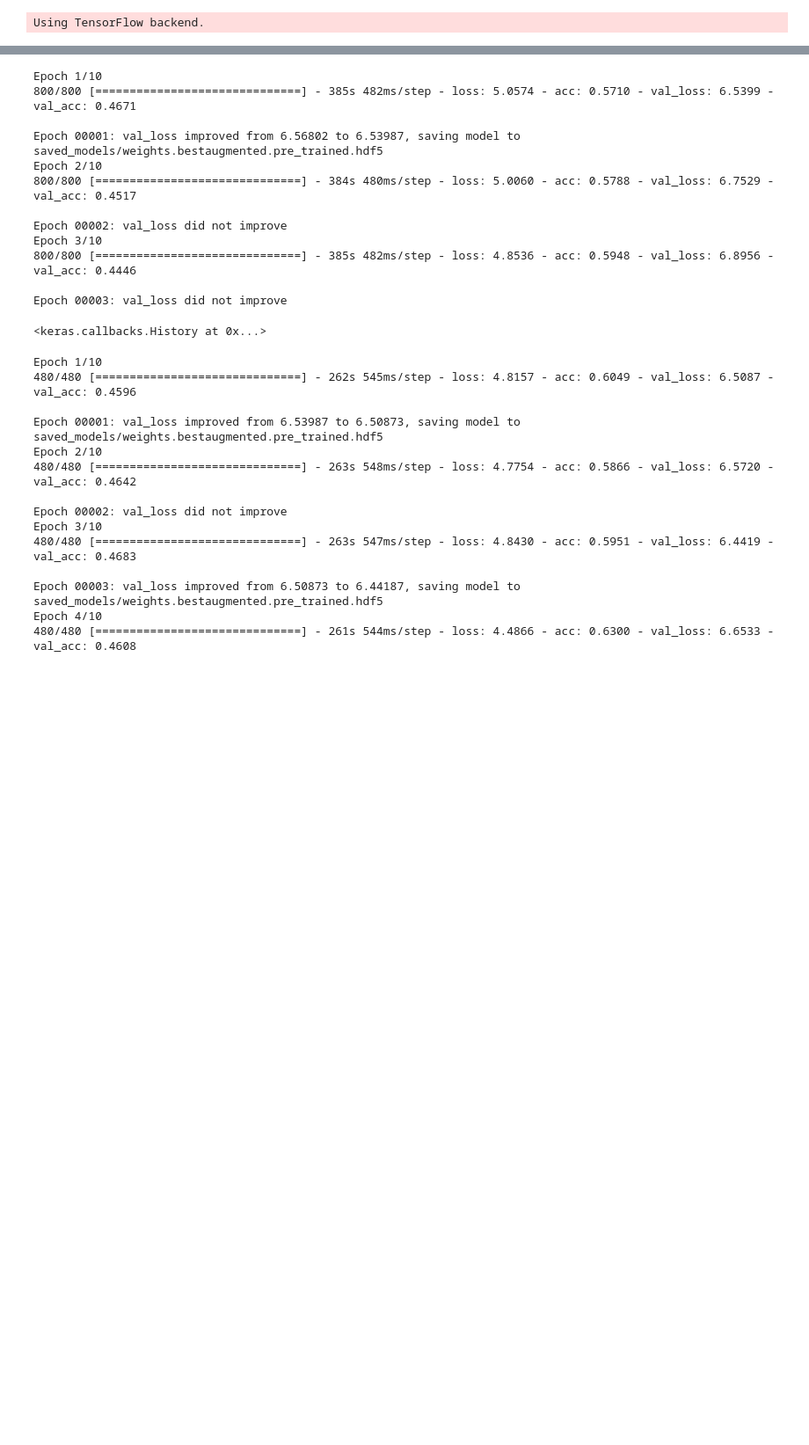
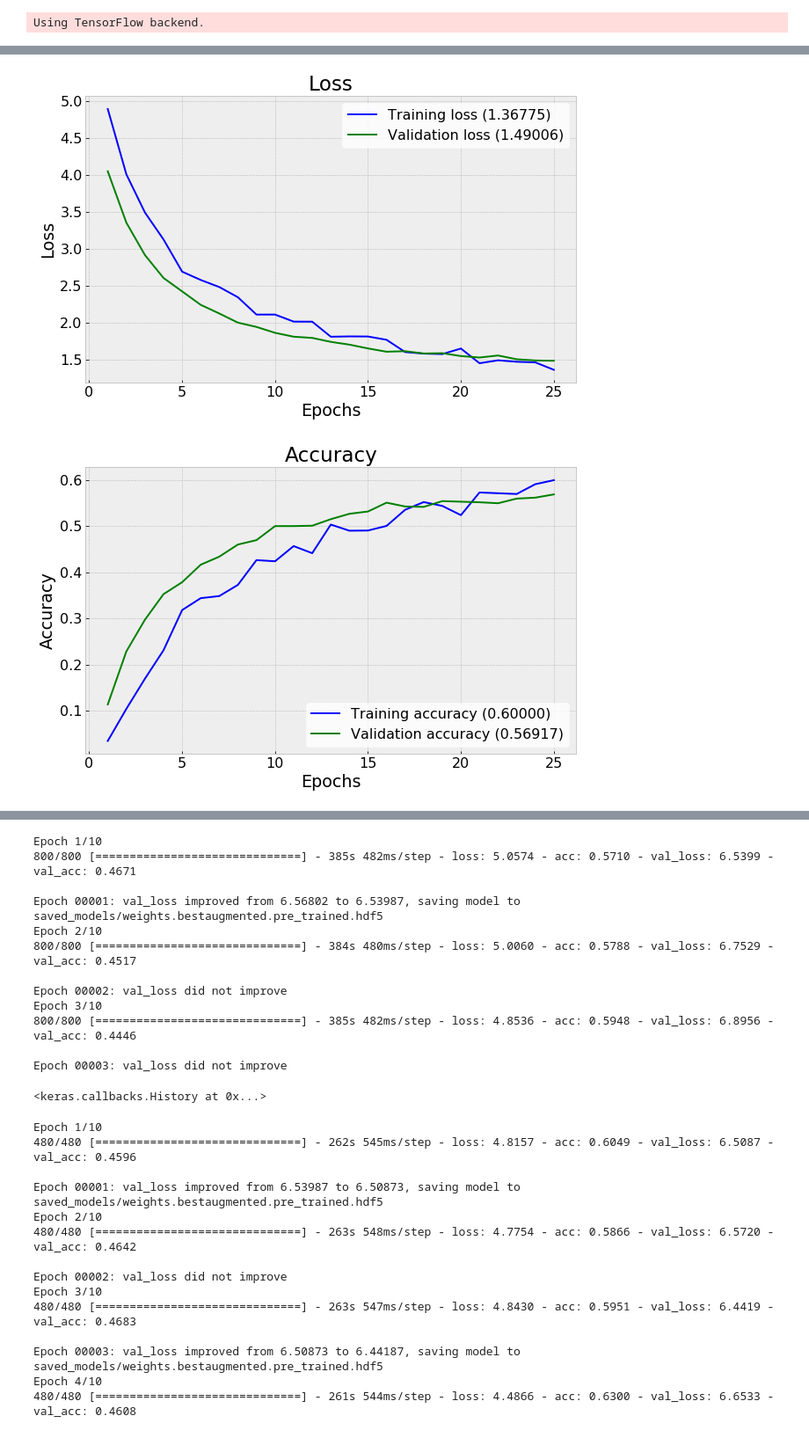
Before and after one commit to thegarrickchu/Springboard-Dog_Breed_Classifier, a Jupyter notebook: notebooks/pre_trained.ipynb, the cells around one changed output, grey strips where cells are left out. Shown: that part at 88% size. Drawn from its saved outputs; the diff is of its cells as text; code cells hidden in the pictures; blank space fills up the shorter version.

```diff
--- a/notebooks/pre_trained.ipynb
+++ b/notebooks/pre_trained.ipynb
@@ -265,4 +70,8 @@ train_tensor=Normalize_Input(train_tensor)
 valid_tensor=load_array('valid_dataset.npy')
 # %%
 valid_tensor=Normalize_Input(valid_tensor)
+# %%
+num_classes = 120
+batch_size = 48
+input_shape = (224, 224, 3)
 # %%
@@ -305,7 +155,10 @@ None
 # %%
-vgg16_v2.fit_generator(train_generator,
+checkpointer = ModelCheckpoint(filepath='saved_models/weights.bestaugmented.pre_trained_vgg16.hdf5',
+                               verbose=1, save_best_only=True)
+
+vgg16_history = vgg16_base.fit_generator(train_generator,
                     validation_data=validation_generator,
                     steps_per_epoch=800,
-                    epochs=10,
-                    callbacks=[checkpointer, early_stopping])
+                    epochs=25,
+                    callbacks=[early_stopping, checkpointer])
 # %% [output]
@@ -329,0 +184,13 @@ Epoch 00010: val_loss did not improve
+# %%
+# lets plot/visualize the model training progress
+
+import matplotlib.pyplot as plt
+%matplotlib inline
+
+plt.style.use('bmh')
+
+font = {'family' : 'sans-serif',
+        'weight' : 'medium',
+        'size'   : 16}
+
+plt.rc('font', **font)
@@ -329,0 +282,9 @@ Epoch 00010: val_loss did not improve
+# %%
+checkpointer = ModelCheckpoint(filepath='saved_models/weights.bestaugmented.pre_trained_vgg16.hdf5',
+                               verbose=1, save_best_only=True)
+
+vgg16_history = vgg16_base.fit_generator(train_generator,
+                    validation_data=validation_generator,
+                    steps_per_epoch=200,
+                    epochs=25,
+                    callbacks=[early_stopping, checkpointer])
@@ -329,0 +311,5 @@ Epoch 00010: val_loss did not improve
+# %%
+plot_history(vgg16_history, figsize=(10,6))
+# %% [output]
+[figure, added]
+[figure, added]
```
Also changed, not shown: parts of 39 cells of this notebook, 2 other files.
